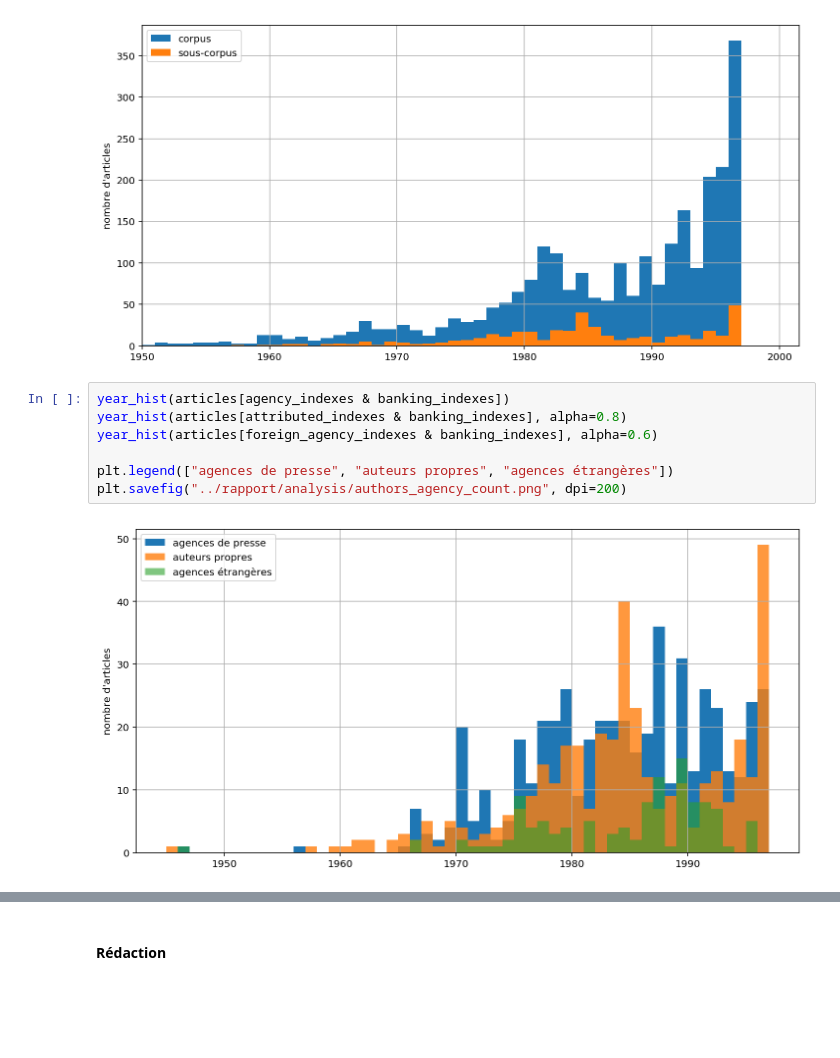
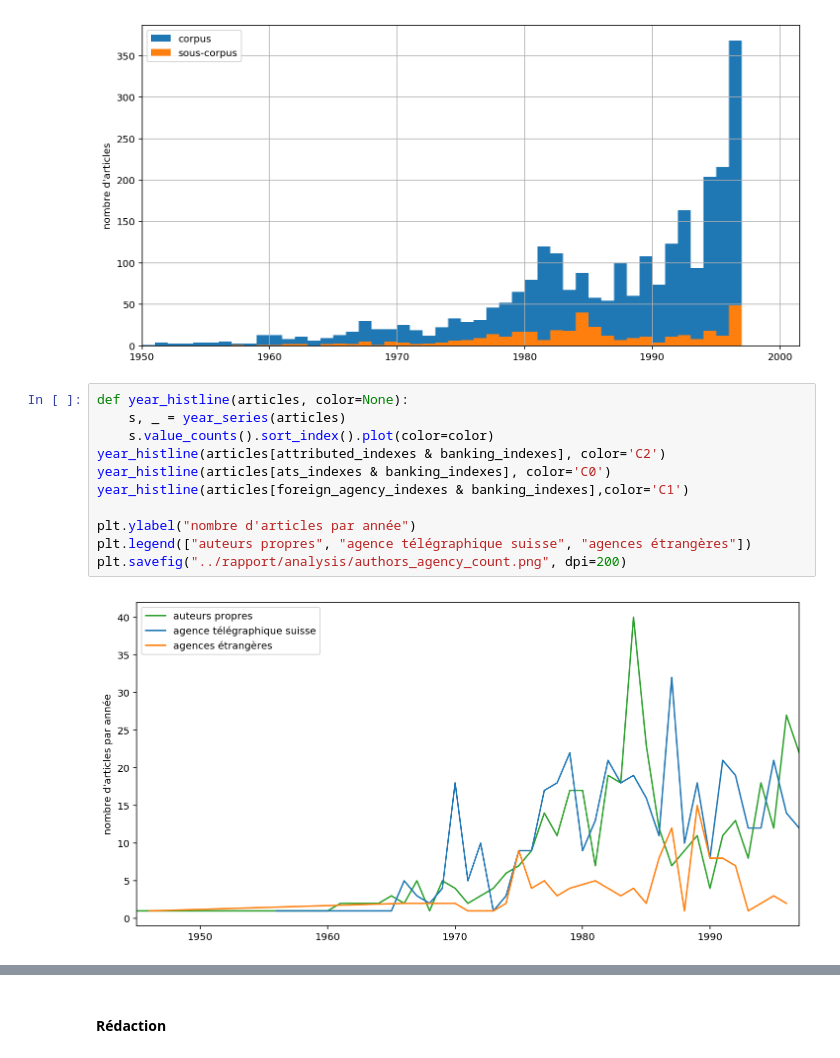
Before and after one commit to RomainMendez/Digital-Humanities-Project, a Jupyter notebook: src/author_analysis.ipynb, the cells around one changed output, grey strips where cells are left out. Saved outputs shown, nothing was run; the diff lists cells and outputs as text; blank space fills up the shorter version.

```diff
--- a/src/author_analysis.ipynb
+++ b/src/author_analysis.ipynb
@@ -290,14 +292,18 @@ plt.savefig("../rapport/methodology/author_attributed.png", dpi=200)
 2670
 [figure]
 # %%
-year_hist(articles[agency_indexes & banking_indexes])
-year_hist(articles[attributed_indexes & banking_indexes], alpha=0.8)
-year_hist(articles[foreign_agency_indexes & banking_indexes], alpha=0.6)
+def year_histline(articles, color=None):
+    s, _ = year_series(articles)
+    s.value_counts().sort_index().plot(color=color)
+year_histline(articles[attributed_indexes & banking_indexes], color='C2')
+year_histline(articles[ats_indexes & banking_indexes], color='C0')
+year_histline(articles[foreign_agency_indexes & banking_indexes],color='C1')
 
-plt.legend(["agences de presse", "auteurs propres", "agences étrangères"])
+plt.ylabel("nombre d'articles par année")
+plt.legend(["auteurs propres", "agence télégraphique suisse", "agences étrangères"])
 plt.savefig("../rapport/analysis/authors_agency_count.png", dpi=200)
 # %% [output]
-[figure, old version]
+[figure, new version]
 # %%
 full_name[banking_indexes & (articles.date.dt.year <= 1990)].value_counts()
 # %% [output]
```
Also changed, not shown: parts of 7 cells of this notebook, 15 other files.
